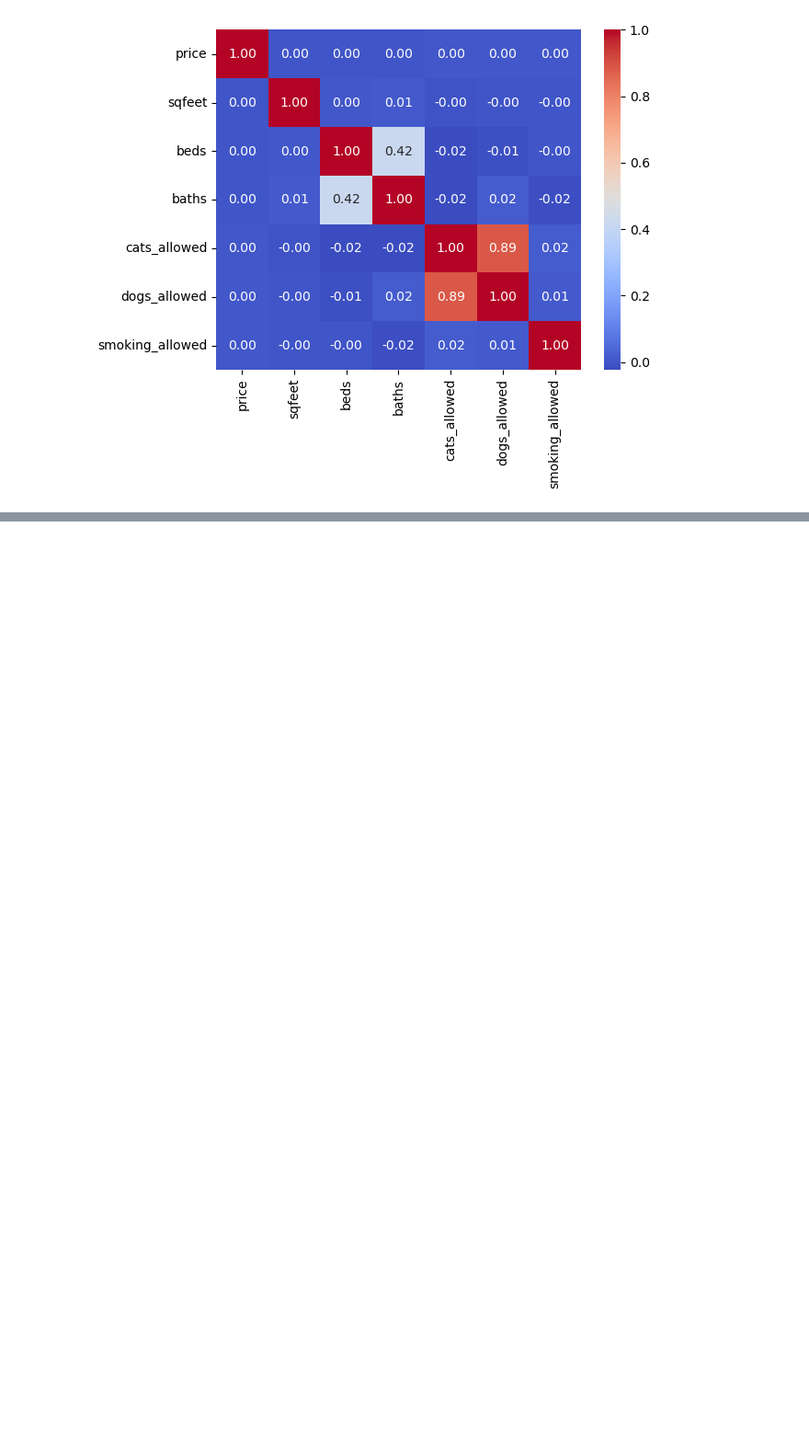
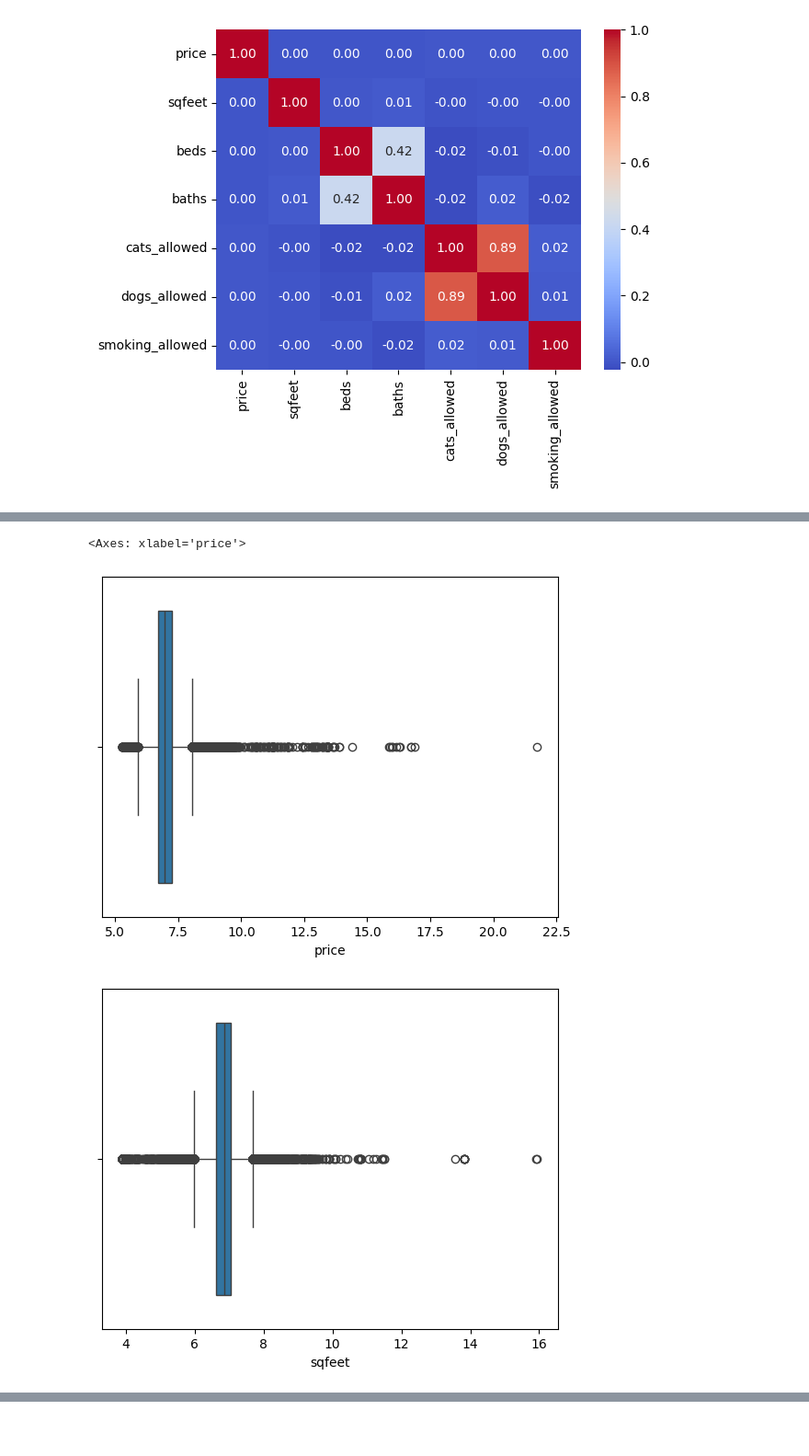
Before and after one commit to taylor-j-murray/Machine-Learning-Project, a Jupyter notebook: Housing_Data_ML/EDA.ipynb, the cells around one changed output, grey strips where cells are left out. Shown at 92% size. Saved outputs shown, nothing was run; the diff lists cells and outputs as text; code cells hidden in the pictures; blank space fills up the shorter version.

```diff
--- a/Housing_Data_ML/EDA.ipynb
+++ b/Housing_Data_ML/EDA.ipynb
@@ -479,0 +517,37 @@ plt.show()
+# %%
+columns_to_log = ['price','sqfeet','beds','baths']
+
+def LogTransform( db : pd.DataFrame, cols : list[str], h_shift :float = 0):
+    data = db.copy()
+    numeric_check = [pd.api.types.is_numeric_dtype(data[col]) for col in cols]
+    if False in numeric_check:
+        assert TypeError(f'The dtype of {col} is not numeric')
+
+    for col in cols:
+        data[col] = data[col].apply(lambda x : np.log(x + h_shift) if x+h_shift !=0  else x)
+    return data
+
+
+log_data = LogTransform(data, cols = columns_to_log)
+
+log_data['price'].max()
+
+sns.boxplot(log_data, x= 'price')
+plt.show()
+#BoxPlots(data,['price','sqfeet'], n_cols =2, y_scale ='log' )
+# %% [output]
+<Axes: xlabel='price'>
+# %%
+sns.boxplot(log_data, x= 'price')
+plt.show()
+sns.boxplot(log_data, x='sqfeet')
+plt.show()
+sns.boxplot(log_data, x='beds')
+plt.show()
+sns.boxplot(log_data, x='baths')
+plt.show()
+
+# Can do this nicely with fig,ax subplot since these are axes.
+# %% [output]
+[figure, added]
+[figure, added]
```
Also changed, not shown: parts of 16 cells of this notebook.
